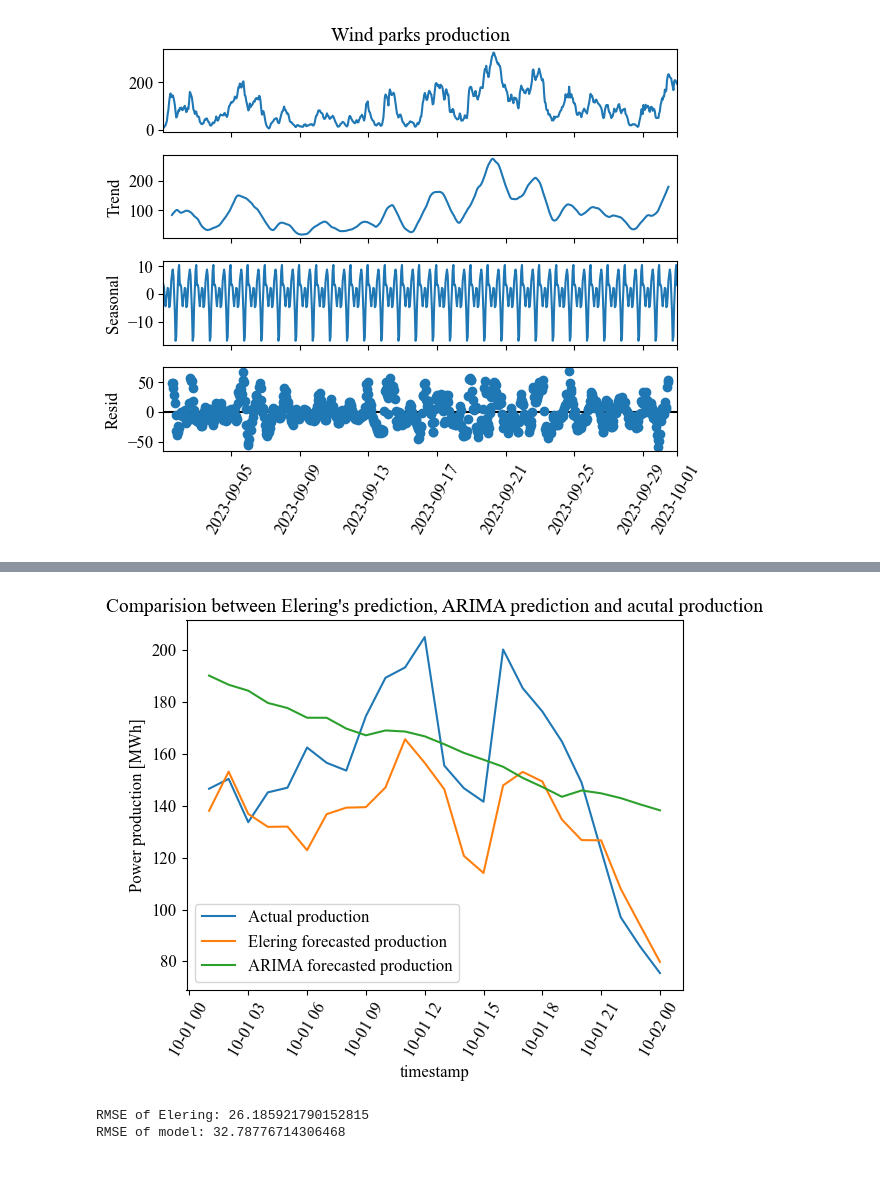
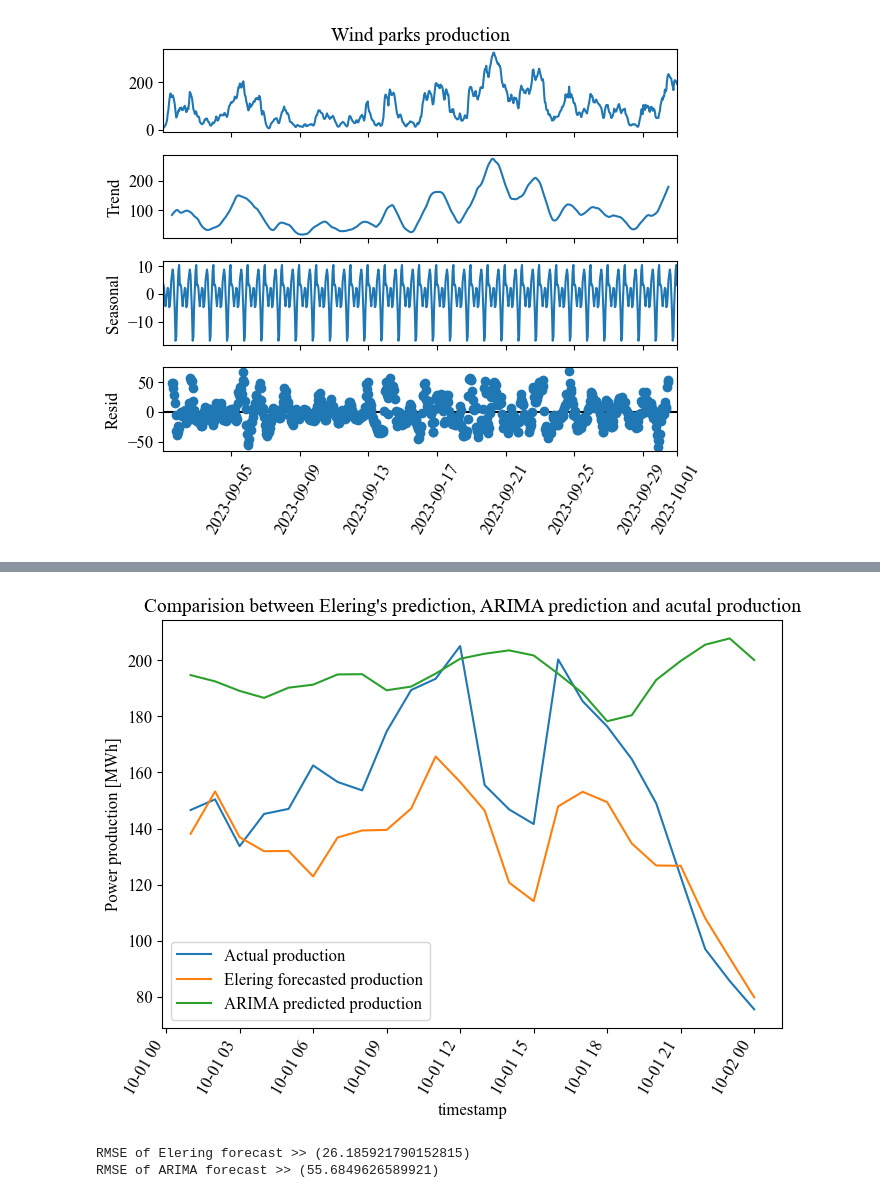
Before and after one commit to HyuntaeKR/enereng2023, a Jupyter notebook: ARIMA.ipynb, the cells around one changed output, grey strips where cells are left out. Saved outputs shown, nothing was run; the diff lists cells and outputs as text; code cells hidden in the pictures; blank space fills up the shorter version.

Commit message:
Manage data files and make final version of ipynb

```diff
--- a/ARIMA.ipynb
+++ b/ARIMA.ipynb
@@ -121,3 +157,0 @@ best aic: 5594.718727772814
-# %%
-# Train the model with Sep/2023 Wind parks data
-model.fit(wp_prod)
@@ -127,3 +184,12 @@ ARIMA(maxiter=20, order=(2, 0, 0), out_of_sample_size=144, scoring_args={},
+# %%
+# Get the optimal orders obtained by autoarima
+params = model_autoarima.get_params()
+order = params["order"]
+seasonal_order = params["seasonal_order"]
+# %%
+# Fit the model by the optimal orders
+model_opti = SARIMAX(wp_prod, order=order, seasonal_order=seasonal_order)
+model_opti_fit = model_opti.fit(disp=False)
 # %%
 # Load the test data
 data_test = pandas.read_csv("./Data/Windparks_October01.csv", sep=";", index_col=1)
@@ -133,30 +199,30 @@ wp_prod_test = wp_prod_test.astype("float")
 wp_forecast_brp_test = data_test["Wind parks production forecast - BRPs"].str.replace(",", ".")
 wp_forecast_brp_test = wp_forecast_brp_test.astype("float")
 # %%
-# Make prediction using the model
-wp_forecast_arima = model.predict(n_periods=len(wp_prod_test))
-wp_forecast_arima = pandas.DataFrame(wp_forecast_arima, index=data_test.index,
-                                      columns=["prediction by ARIMA"])
+# Predict using the optimal SARIMAX model
+wp_forecast_arima = model_opti_fit.predict(wp_prod_test.index[0],
+                                               wp_prod_test.index[-1])
 # %%
-# Plot the prediction result
-fig2 = plt.figure()
+# Plot the prediction results.
+fig4 = plt.figure(figsize=(8, 6))
 plt.plot(data_test.index, wp_prod_test, label="Actual production")
 plt.plot(data_test.index, wp_forecast_brp_test, label="Elering forecasted production")
-plt.plot(data_test.index, wp_forecast_arima, label="ARIMA forecasted production")
+wp_forecast_arima.plot(label="ARIMA predicted production")
+# plt.plot(data_test.index, wp_forecast_arima[:, 1], label="ARIMA predicted production")
 plt.title("Comparision between Elering's prediction, ARIMA prediction and acutal production")
 plt.xlabel("timestamp")
 plt.xticks(rotation=60)
 plt.ylabel("Power production [MWh]")
 plt.legend(loc="best")
 plt.show()
 # %% [output]
-[figure, old version]
+[figure, new version]
 # %%
-# Validating data
+# Evaluate the prediction by RMSE value.
 RMSE_ELERING = np.sqrt(mean_squared_error(wp_prod_test, wp_forecast_brp_test))
-RMSE = np.sqrt(mean_squared_error(wp_prod_test, wp_forecast_arima))
-print(f"RMSE of Elering: {RMSE_ELERING}")
-print(f"RMSE of model: {RMSE}")
+RMSE_ARIMA = np.sqrt(mean_squared_error(wp_prod_test, wp_forecast_arima))
+print(f"RMSE of Elering forecast >> ({RMSE_ELERING})")
+print(f"RMSE of ARIMA forecast >> ({RMSE_ARIMA})")
 # %% [output]
-RMSE of Elering: 26.185921790152815
-RMSE of model: 32.78776714306468
+RMSE of Elering forecast >> (26.185921790152815)
+RMSE of ARIMA forecast >> (55.6849626589921)
```
Also changed, not shown: parts of 8 cells of this notebook, 7 other files.
